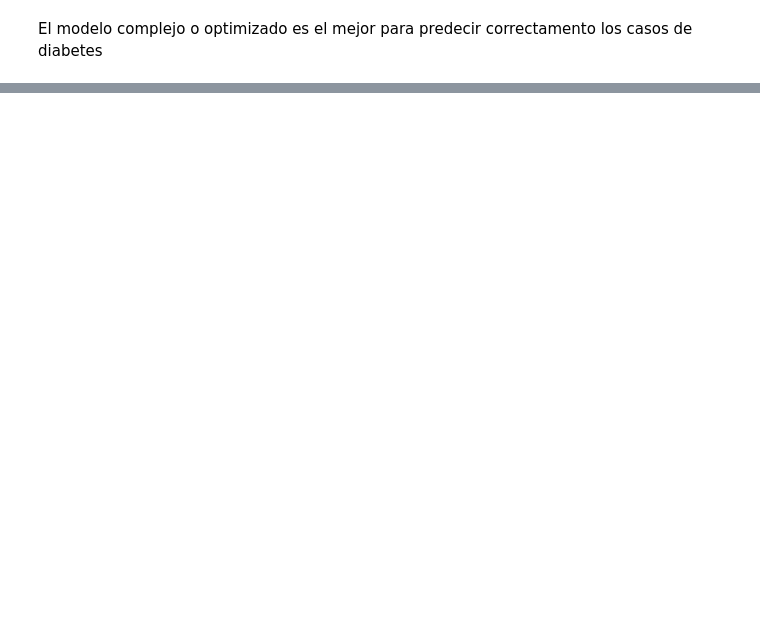
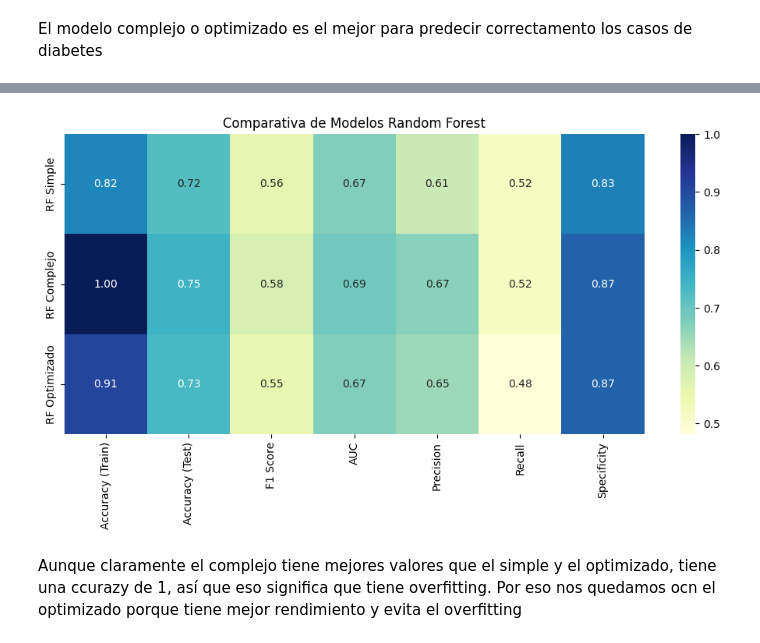
Before and after one commit to 4GeeksAcademy/esanchez_boosting1, a Jupyter notebook: src/explore.ipynb, the cells around one changed output, grey strips where cells are left out. Cells and saved outputs as stored; diff of their text form; code cells hidden in the pictures; blank space fills up the shorter version.

```diff
--- a/src/explore.ipynb
+++ b/src/explore.ipynb
@@ -346,0 +442,13 @@ El modelo complejo o optimizado es el mejor para predecir correctamento los caso
+# %%
+#buscamos los mejores hiperparámetros
+param_grid_rf = {
+    'n_estimators': [50, 100, 200],
+    'max_depth': [None, 10, 20],
+    'min_samples_leaf': [1, 5, 10],
+    'max_features': ['sqrt', 'log2', 0.5]
+}
+# Crear el modelo y la búsqueda
+rf = RandomForestClassifier(random_state=42)
+grid_search_rf = GridSearchCV(rf, param_grid_rf, cv=5, scoring='accuracy')
+grid_search_rf.fit(X_train, y_train)
+print("Mejores parámetros:", grid_search_rf.best_params_)
@@ -346,0 +457,11 @@ El modelo complejo o optimizado es el mejor para predecir correctamento los caso
+# %%
+# Modelo con los mejores parámetros
+best_rf = RandomForestClassifier(
+    max_depth=10,
+    max_features='sqrt',
+    min_samples_leaf=5,
+    n_estimators=100,
+    random_state=42
+)
+# Entrenamiento
+best_rf.fit(X_train, y_train)
@@ -346,0 +470,6 @@ El modelo complejo o optimizado es el mejor para predecir correctamento los caso
+# %%
+# Predicciones
+y_train_pred_best = best_rf.predict(X_train)
+y_test_pred_best = best_rf.predict(X_test)
+metrics_best = get_metrics(y_train, y_test, y_train_pred_best, y_test_pred_best)
+metrics_best
@@ -346,0 +520,9 @@ El modelo complejo o optimizado es el mejor para predecir correctamento los caso
+# %%
+#COMPARAMOS LOS TRES MODELOS
+df_rf_comparativa = comparar_rf_modelos(
+    y_train, y_test,
+    rf_train_pred_simple, rf_test_pred_simple,
+    rf_train_pred_complex, rf_test_pred_complex,
+    y_train_pred_best, y_test_pred_best
+)
+print(df_rf_comparativa)
@@ -346,0 +539,9 @@ El modelo complejo o optimizado es el mejor para predecir correctamento los caso
+# %%
+plt.figure(figsize=(12, 5))
+sns.heatmap(df_rf_comparativa, annot=True, fmt=".2f", cmap="YlGnBu")
+plt.title("Comparativa de Modelos Random Forest")
+plt.show()
+# %% [output]
+[figure, added]
+# %% [markdown]
+Aunque claramente el complejo tiene mejores valores que el simple y el optimizado, tiene una ccurazy de 1, así que eso significa que tiene overfitting. Por eso nos quedamos ocn el optimizado porque tiene mejor rendimiento y evita el overfitting
```
Also changed, not shown: parts of 18 cells of this notebook.
